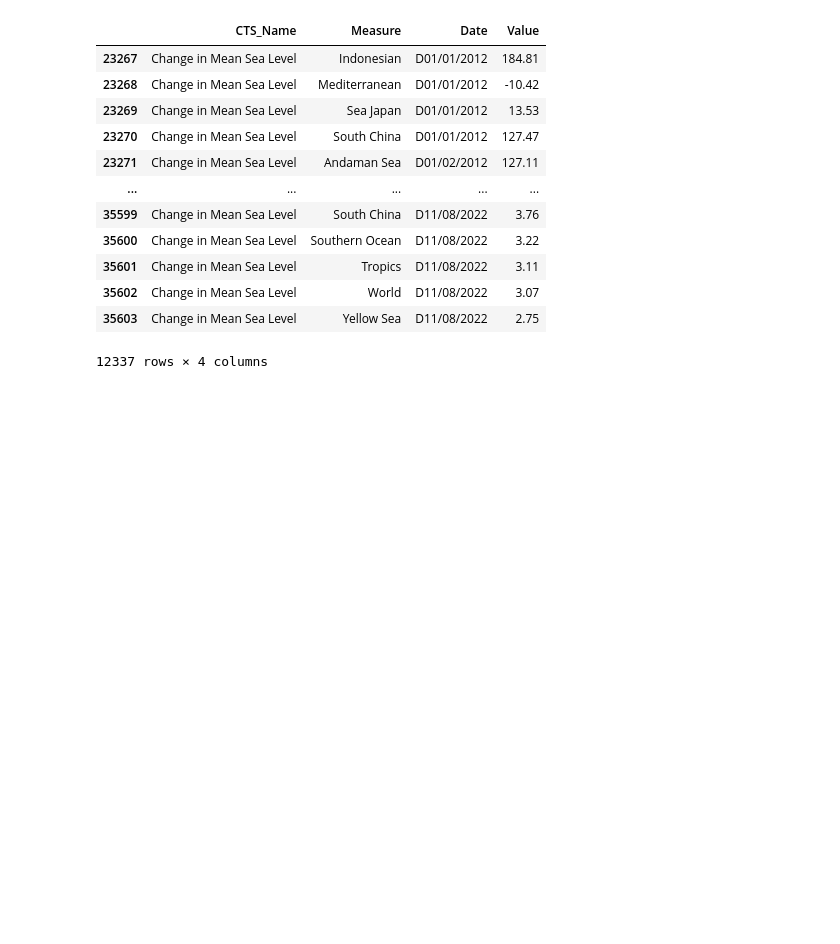
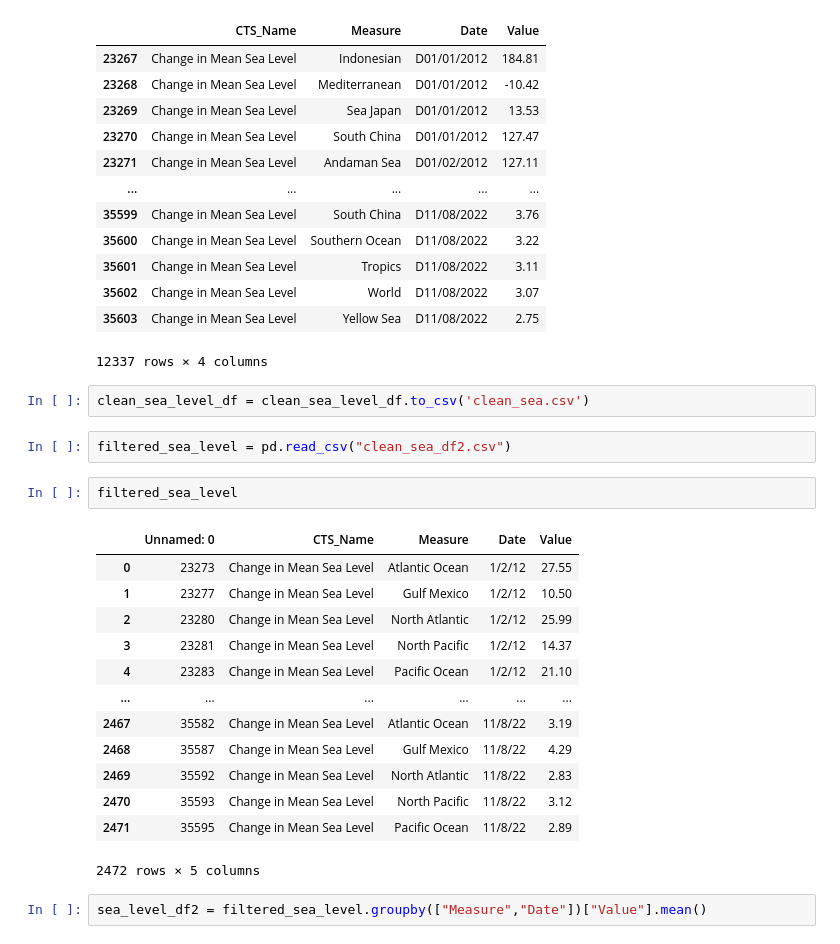
Before and after one commit to jccrock311/project-3, a Jupyter notebook: Jupyter Notebook Files/Project_3.ipynb, the cells around one changed output. Drawn from its saved outputs; the diff is of its cells as text; blank space fills up the shorter version.

```diff
--- a/Jupyter Notebook Files/Project_3.ipynb
+++ b/Jupyter Notebook Files/Project_3.ipynb
@@ -81,3 +84,25 @@ clean_sea_level_df
 | 35602 | Change in Mean Sea Level | World | D11/08/2022 | 3.07 |
 | 35603 | Change in Mean Sea Level | Yellow Sea | D11/08/2022 | 2.75 |
 12337 rows × 4 columns
+# %%
+clean_sea_level_df = clean_sea_level_df.to_csv('clean_sea.csv')
+# %%
+filtered_sea_level = pd.read_csv("clean_sea_df2.csv")
+# %%
+filtered_sea_level
+# %% [output]
+|  | Unnamed: 0 | CTS_Name | Measure | Date | Value |
+| 0 | 23273 | Change in Mean Sea Level | Atlantic Ocean | 1/2/12 | 27.55 |
+| 1 | 23277 | Change in Mean Sea Level | Gulf Mexico | 1/2/12 | 10.50 |
+| 2 | 23280 | Change in Mean Sea Level | North Atlantic | 1/2/12 | 25.99 |
+| 3 | 23281 | Change in Mean Sea Level | North Pacific | 1/2/12 | 14.37 |
+| 4 | 23283 | Change in Mean Sea Level | Pacific Ocean | 1/2/12 | 21.10 |
+| ... | ... | ... | ... | ... | ... |
+| 2467 | 35582 | Change in Mean Sea Level | Atlantic Ocean | 11/8/22 | 3.19 |
+| 2468 | 35587 | Change in Mean Sea Level | Gulf Mexico | 11/8/22 | 4.29 |
+| 2469 | 35592 | Change in Mean Sea Level | North Atlantic | 11/8/22 | 2.83 |
+| 2470 | 35593 | Change in Mean Sea Level | North Pacific | 11/8/22 | 3.12 |
+| 2471 | 35595 | Change in Mean Sea Level | Pacific Ocean | 11/8/22 | 2.89 |
+2472 rows × 5 columns
+# %%
+sea_level_df2 = filtered_sea_level.groupby(["Measure","Date"])["Value"].mean()
```
Also changed, not shown: parts of 8 cells of this notebook.
